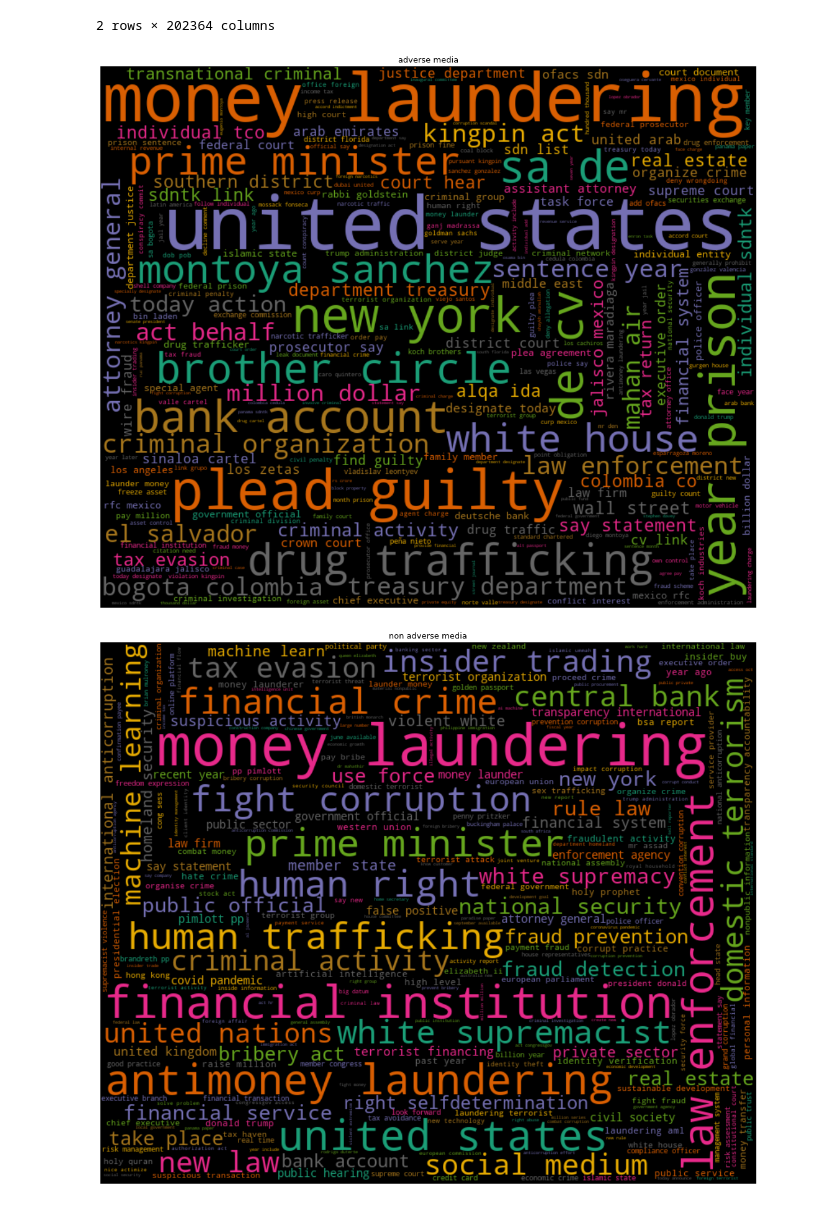
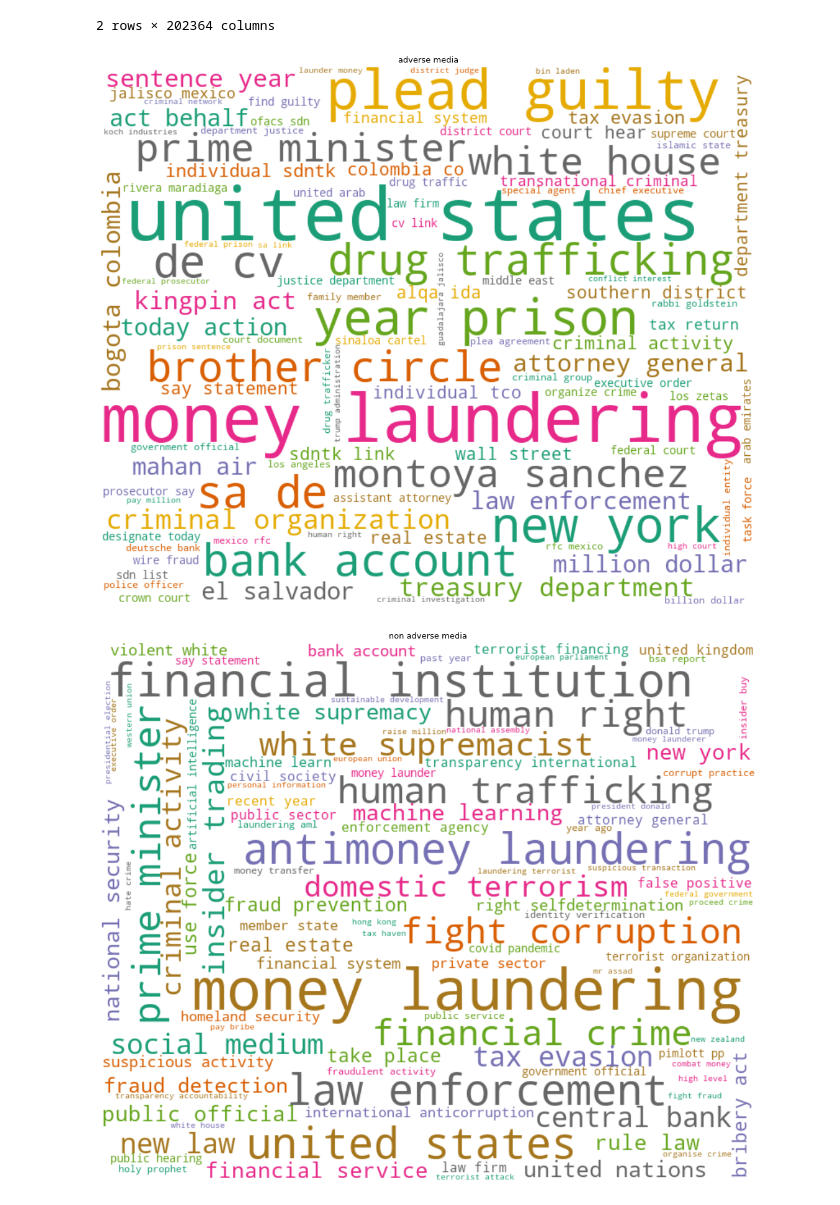
Before and after one commit to kristjanr/ut-ml-adverse-media, a Jupyter notebook: EDA.ipynb, the cells around one changed output. Saved outputs shown, nothing was run; the diff lists cells and outputs as text; code cells hidden in the pictures.

Commit message:
word clouds change color to white background, fix random state

```diff
--- a/EDA.ipynb
+++ b/EDA.ipynb
@@ -186,9 +186,9 @@ from sklearn.feature_extraction.text import CountVectorizer
 cv=CountVectorizer(analyzer='word')
 
 data=cv.fit_transform([am_all_lemmas, nam_all_lemmas])
-df_dtm = pd.DataFrame(data.toarray(), columns=cv.get_feature_names())
-df_dtm.index = ['adverse media', 'non adverse media']
-df_dtm.head(3)
+unigram_dtm = pd.DataFrame(data.toarray(), columns=cv.get_feature_names())
+unigram_dtm.index = ['adverse media', 'non adverse media']
+unigram_dtm.head(3)
 # %% [output]
 |  | aa | aaa | aaarated | aabar | aadhaar | aadhar | aadmi | aaii | aam | aane | ... | ... |
 | adverse media | 1 | 1 | 1 | 1 | 2 | 2 | 1 | 1 | 1 | 0 | ... | ... |
@@ -201,7 +201,7 @@ from wordcloud import WordCloud
 
 # Function for generating word clouds
 def generate_wordcloud(data,title):
-    wc = WordCloud(width=800, height=660, max_words=250,colormap="Dark2").generate_from_frequencies(data)
+    wc = WordCloud(width=800, height=660, max_words=100,colormap="Dark2", background_color='white', random_state=1).generate_from_frequencies(data)
     plt.figure(figsize=(20,16))
     plt.imshow(wc, interpolation='bilinear')
     plt.axis("off")
@@ -227,16 +227,16 @@ from sklearn.feature_extraction.text import CountVectorizer
 cv=CountVectorizer(analyzer='word', ngram_range=(2,2))
 
 data=cv.fit_transform([am_all_lemmas, nam_all_lemmas])
-df_dtm = pd.DataFrame(data.toarray(), columns=cv.get_feature_names())
-df_dtm.index = ['adverse media', 'non adverse media']
-df_dtm.head(3)
+bigram_dtm = pd.DataFrame(data.toarray(), columns=cv.get_feature_names())
+bigram_dtm.index = ['adverse media', 'non adverse media']
+bigram_dtm.head(3)
 # %% [output]
 |  | aa new | aaa rating | aaarated company | aabar investments | aadhaar card | aadhaar housing | aadhar card | ... |
 | adverse media | 1 | 1 | 1 | 1 | 1 | 1 | 1 | ... |
 | non adverse media | 0 | 0 | 0 | 0 | 0 | 0 | 0 | ... |
 2 rows × 202364 columns
 # %%
-generate_wordclouds(df_dtm)
+generate_wordclouds(bigram_dtm)
 # %% [output]
-[figure, old version]
+[figure, new version]
-[figure, old version]
+[figure, new version]
```
Also changed, not shown: parts of 1 cell of this notebook.
